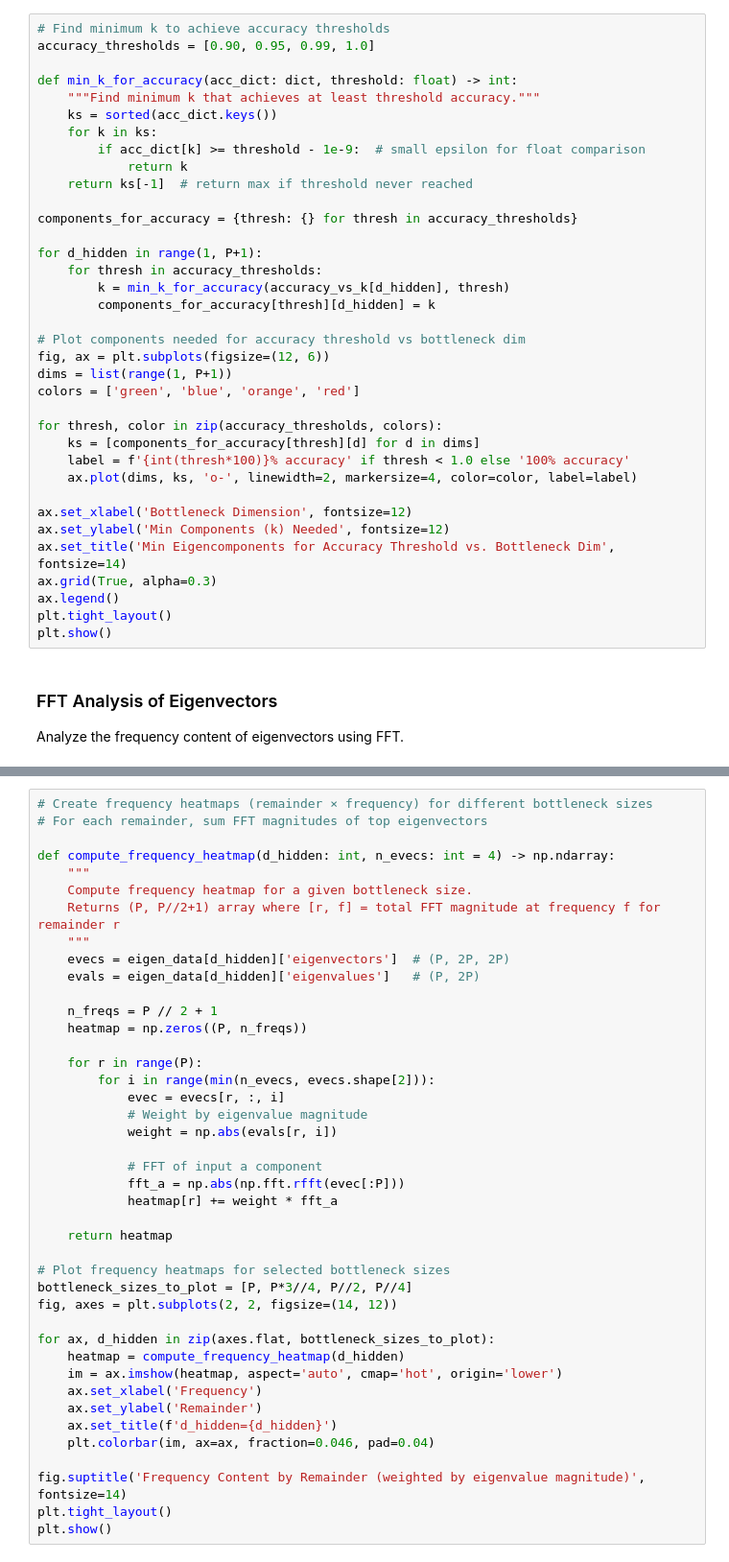
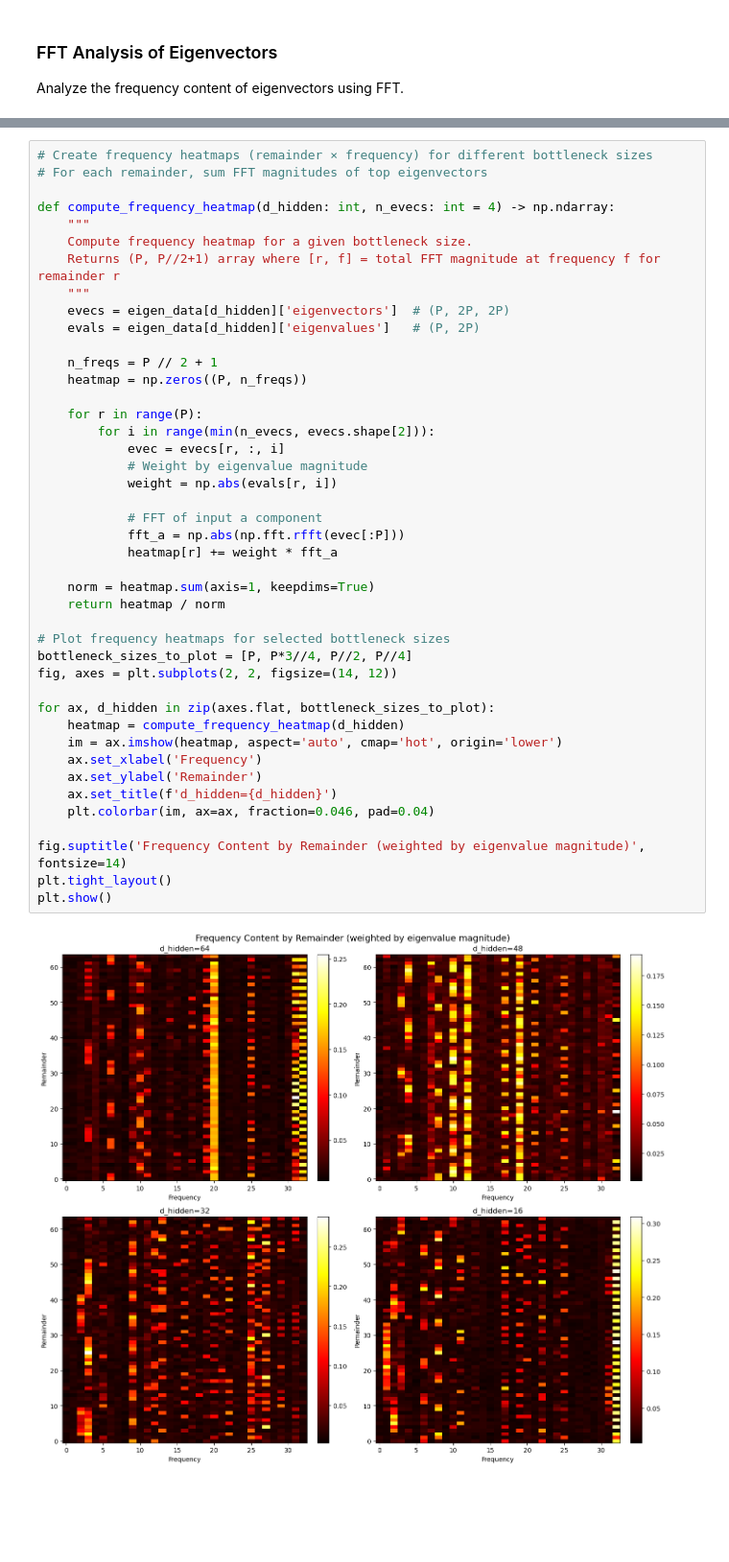
Before and after one commit to loganriggs/tn_4_interp, a Jupyter notebook: modular_addition/compression/analysis.ipynb, the cells around one changed output, grey strips where cells are left out. Shown at 96% size. Cells and saved outputs as stored; diff of their text form; blank space fills up the shorter version.

```diff
--- a/modular_addition/compression/analysis.ipynb
+++ b/modular_addition/compression/analysis.ipynb
@@ -621,39 +535,3 @@ plot_accuracy_vs_k([P, P*3//4, P//2, P//4])
-# %%
-# Find minimum k to achieve accuracy thresholds
-accuracy_thresholds = [0.90, 0.95, 0.99, 1.0]
-
-def min_k_for_accuracy(acc_dict: dict, threshold: float) -> int:
-    """Find minimum k that achieves at least threshold accuracy."""
-    ks = sorted(acc_dict.keys())
-    for k in ks:
-        if acc_dict[k] >= threshold - 1e-9:  # small epsilon for float comparison
-            return k
-    return ks[-1]  # return max if threshold never reached
-
-components_for_accuracy = {thresh: {} for thresh in accuracy_thresholds}
-
-for d_hidden in range(1, P+1):
-    for thresh in accuracy_thresholds:
-        k = min_k_for_accuracy(accuracy_vs_k[d_hidden], thresh)
-        components_for_accuracy[thresh][d_hidden] = k
-
-# Plot components needed for accuracy threshold vs bottleneck dim
-fig, ax = plt.subplots(figsize=(12, 6))
-dims = list(range(1, P+1))
-colors = ['green', 'blue', 'orange', 'red']
-
-for thresh, color in zip(accuracy_thresholds, colors):
-    ks = [components_for_accuracy[thresh][d] for d in dims]
-    label = f'{int(thresh*100)}% accuracy' if thresh < 1.0 else '100% accuracy'
-    ax.plot(dims, ks, 'o-', linewidth=2, markersize=4, color=color, label=label)
-
-ax.set_xlabel('Bottleneck Dimension', fontsize=12)
-ax.set_ylabel('Min Components (k) Needed', fontsize=12)
-ax.set_title('Min Eigencomponents for Accuracy Threshold vs. Bottleneck Dim', fontsize=14)
-ax.grid(True, alpha=0.3)
-ax.legend()
-plt.tight_layout()
-plt.show()
 # %% [markdown]
 ### FFT Analysis of Eigenvectors
 Analyze the frequency content of eigenvectors using FFT.
@@ -790,34 +673,37 @@ def compute_frequency_heatmap(d_hidden: int, n_evecs: int = 4) -> np.ndarray:
 
     n_freqs = P // 2 + 1
     heatmap = np.zeros((P, n_freqs))
 
     for r in range(P):
         for i in range(min(n_evecs, evecs.shape[2])):
             evec = evecs[r, :, i]
             # Weight by eigenvalue magnitude
             weight = np.abs(evals[r, i])
 
             # FFT of input a component
             fft_a = np.abs(np.fft.rfft(evec[:P]))
             heatmap[r] += weight * fft_a
 
-    return heatmap
+    norm = heatmap.sum(axis=1, keepdims=True)
+    return heatmap / norm
 
 # Plot frequency heatmaps for selected bottleneck sizes
 bottleneck_sizes_to_plot = [P, P*3//4, P//2, P//4]
 fig, axes = plt.subplots(2, 2, figsize=(14, 12))
 
 for ax, d_hidden in zip(axes.flat, bottleneck_sizes_to_plot):
     heatmap = compute_frequency_heatmap(d_hidden)
     im = ax.imshow(heatmap, aspect='auto', cmap='hot', origin='lower')
     ax.set_xlabel('Frequency')
     ax.set_ylabel('Remainder')
     ax.set_title(f'd_hidden={d_hidden}')
     plt.colorbar(im, ax=ax, fraction=0.046, pad=0.04)
 
 fig.suptitle('Frequency Content by Remainder (weighted by eigenvalue magnitude)', fontsize=14)
 plt.tight_layout()
 plt.show()
+# %% [output]
+[figure, added]
 # %%
 # Interactive frequency heatmap explorer
 def show_freq_heatmap(d_hidden=P, n_evecs=4):
```
Also changed, not shown: parts of 19 cells of this notebook, 1 other file.
